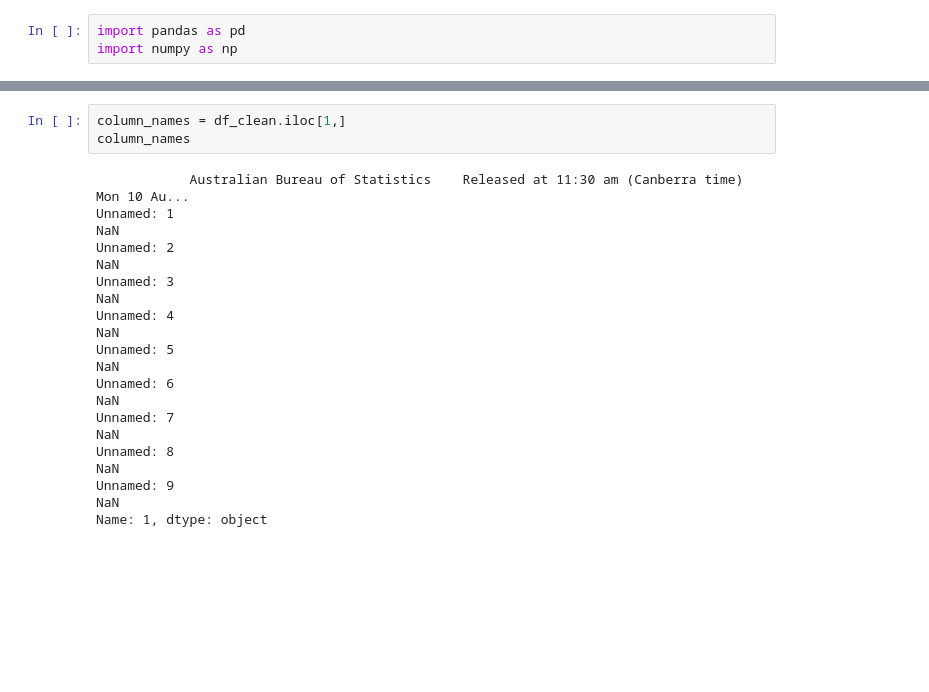
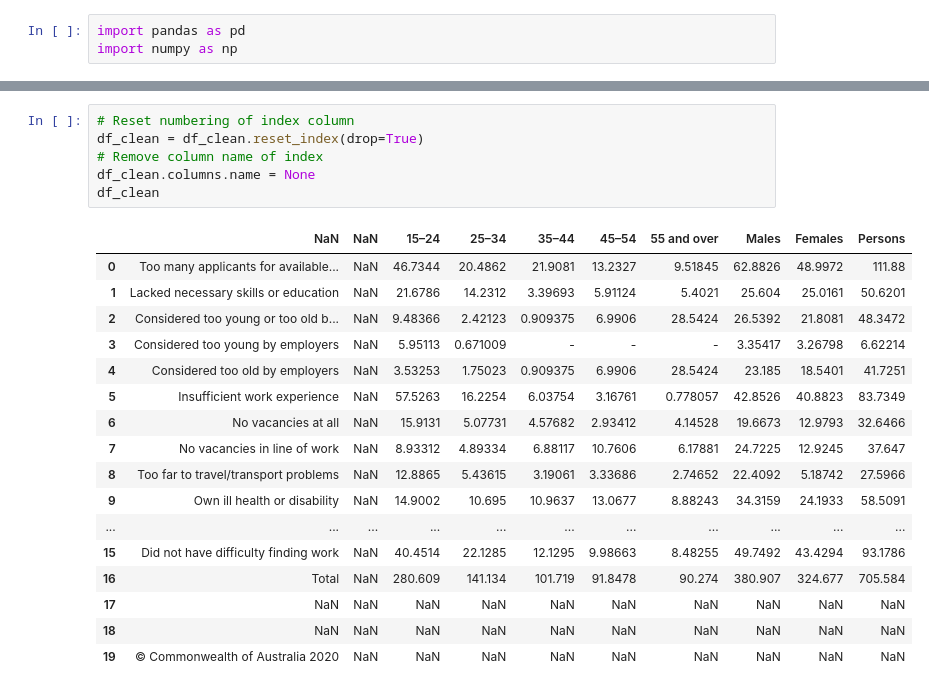
Before and after one commit to dianeyaneza/UWA-Data-Project-2-ETL-SkillsBridge, a Jupyter notebook: main_difficulty_by_age.ipynb, the cells around one changed output, grey strips where cells are left out. Drawn from its saved outputs; the diff is of its cells as text; blank space fills up the shorter version.

```diff
--- a/main_difficulty_by_age.ipynb
+++ b/main_difficulty_by_age.ipynb
@@ -41,15 +72,24 @@ df_clean
-# %%
-column_names = df_clean.iloc[1,]
-column_names
-# %% [output]
-            Australian Bureau of Statistics    Released at 11:30 am (Canberra time) Mon 10 Au...
-Unnamed: 1                                                                                   NaN
-Unnamed: 2                                                                                   NaN
-Unnamed: 3                                                                                   NaN
-Unnamed: 4                                                                                   NaN
-Unnamed: 5                                                                                   NaN
-Unnamed: 6                                                                                   NaN
-Unnamed: 7                                                                                   NaN
-Unnamed: 8                                                                                   NaN
-Unnamed: 9                                                                                   NaN
-Name: 1, dtype: object
+# %%
+# Reset numbering of index column
+df_clean = df_clean.reset_index(drop=True)
+# Remove column name of index
+df_clean.columns.name = None
+df_clean
+# %% [output]
+|  | NaN | NaN | 15–24 | 25–34 | 35–44 | 45–54 | 55 and over | Males | Females | Persons |
+| 0 | Too many applicants for available... | NaN | 46.7344 | 20.4862 | 21.9081 | 13.2327 | 9.51845 | 62.8826 | 48.9972 | 111.88 |
+| 1 | Lacked necessary skills or education | NaN | 21.6786 | 14.2312 | 3.39693 | 5.91124 | 5.4021 | 25.604 | 25.0161 | 50.6201 |
+| 2 | Considered too young or too old b... | NaN | 9.48366 | 2.42123 | 0.909375 | 6.9906 | 28.5424 | 26.5392 | 21.8081 | 48.3472 |
+| 3 | Considered too young by employers | NaN | 5.95113 | 0.671009 | - | - | - | 3.35417 | 3.26798 | 6.62214 |
+| 4 | Considered too old by employers | NaN | 3.53253 | 1.75023 | 0.909375 | 6.9906 | 28.5424 | 23.185 | 18.5401 | 41.7251 |
+| 5 | Insufficient work experience | NaN | 57.5263 | 16.2254 | 6.03754 | 3.16761 | 0.778057 | 42.8526 | 40.8823 | 83.7349 |
+| 6 | No vacancies at all | NaN | 15.9131 | 5.07731 | 4.57682 | 2.93412 | 4.14528 | 19.6673 | 12.9793 | 32.6466 |
+| 7 | No vacancies in line of work | NaN | 8.93312 | 4.89334 | 6.88117 | 10.7606 | 6.17881 | 24.7225 | 12.9245 | 37.647 |
+| 8 | Too far to travel/transport problems | NaN | 12.8865 | 5.43615 | 3.19061 | 3.33686 | 2.74652 | 22.4092 | 5.18742 | 27.5966 |
+| 9 | Own ill health or disability | NaN | 14.9002 | 10.695 | 10.9637 | 13.0677 | 8.88243 | 34.3159 | 24.1933 | 58.5091 |
+| ... | ... | ... | ... | ... | ... | ... | ... | ... | ... | ... |
+| 15 | Did not have difficulty finding work | NaN | 40.4514 | 22.1285 | 12.1295 | 9.98663 | 8.48255 | 49.7492 | 43.4294 | 93.1786 |
+| 16 | Total | NaN | 280.609 | 141.134 | 101.719 | 91.8478 | 90.274 | 380.907 | 324.677 | 705.584 |
+| 17 | NaN | NaN | NaN | NaN | NaN | NaN | NaN | NaN | NaN | NaN |
+| 18 | NaN | NaN | NaN | NaN | NaN | NaN | NaN | NaN | NaN | NaN |
+| 19 | © Commonwealth of Australia 2020 | NaN | NaN | NaN | NaN | NaN | NaN | NaN | NaN | NaN |
```
Also changed, not shown: parts of 7 cells of this notebook, 1 other file.
